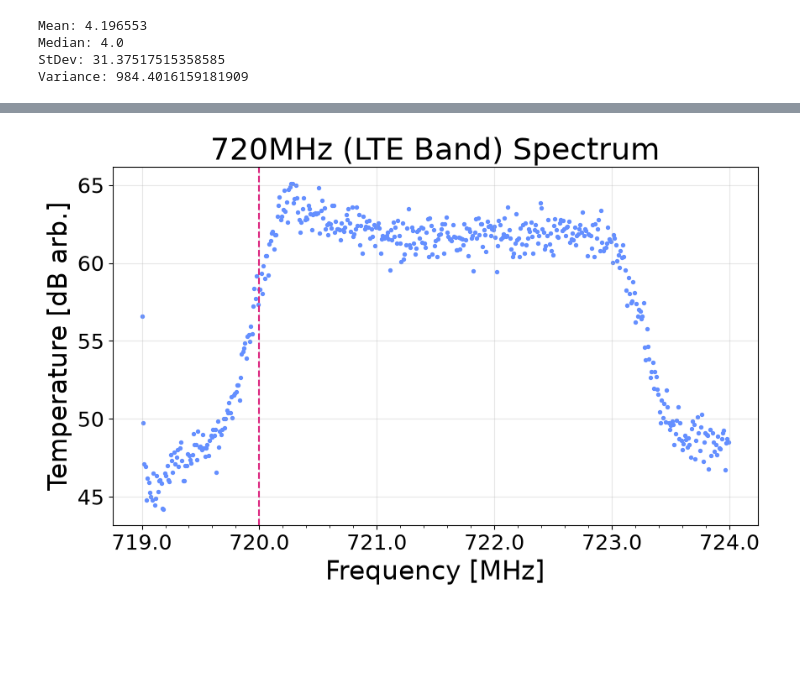
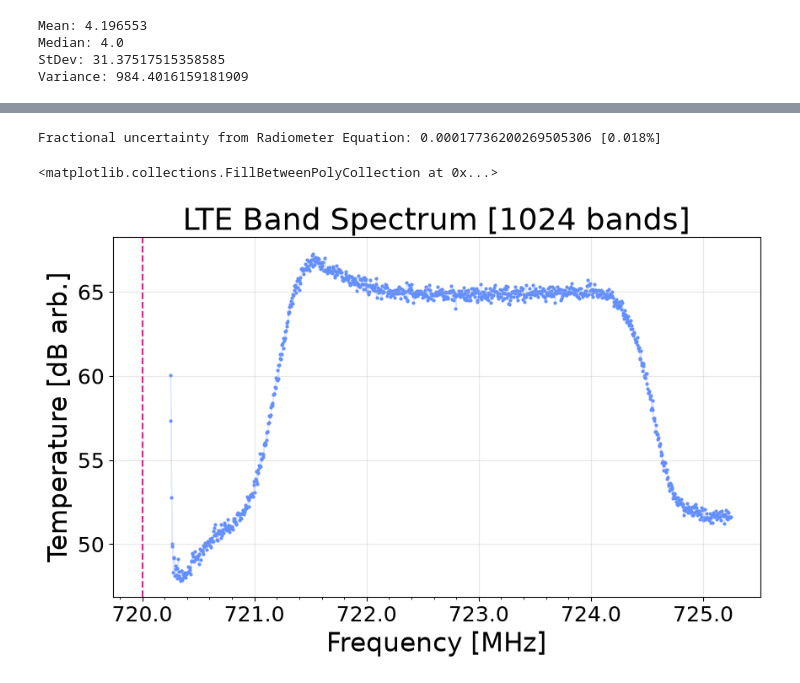
Before and after one commit to flypt7/AST326-Practicals, a Jupyter notebook: P3/code/43.ipynb, the cells around one changed output, grey strips where cells are left out. Drawn from its saved outputs; the diff is of its cells as text; code cells hidden in the pictures; blank space fills up the shorter version.

```diff
--- a/P3/code/43.ipynb
+++ b/P3/code/43.ipynb
@@ -26,7 +26,7 @@ We avoid the first 50000 sample because they are affected by the amplifiers star
 # %%
-spl_size = 32678
+spl_size = 786432
 
-subspl = data[500000:spl_size+500000]
+subspl = data[200000:spl_size+200000]
 
 print(len(subspl))
 # %% [output]
@@ -170,5 +168,5 @@ for ax in axs:
 # %%
-fft_size = 1024
+fft_size = 2048
 
 j = 0
 subspl_cuts = []
@@ -194,30 +192,55 @@ powers = np.array(powers)
 
 avg_power = np.mean(powers, axis=0)
 # %%
-cadence = 1/5000000
+##########
+# Variables from AirSpy setup
+##########
+spl_rate = 5000000
+cadence = 1/spl_rate
 LO = 719000000
+
+##########
+# Scatter (0) or Line (1)?
+##########
+line = False
+
+# reflect LO change in AirSpy firmware
+LO += (1/cadence)/4
 
 fig, ax = plt.subplots(1, 1)
 plt.subplots_adjust(left=0, right=1.2, top=1)
 
-lin_range = np.arange(LO, 1/cadence + LO, 1 / (cadence * 512))
+lin_range = np.arange(LO, 1/cadence + LO, 1 / (cadence * fft_size/2))
 
-ax.scatter(lin_range, 10*np.log10(avg_power[:512]), s=8, color="#648FFF")
+if line:
+    ax.plot(lin_range, 10*np.log10(avg_power[:fft_size//2]), color="#648FFF")
+else:
+    ax.scatter(lin_range, 10*np.log10(avg_power[:fft_size//2]), s=4, color="#648FFF")
+
+ax.axvline(720000000, color="#DC267F", ls="--")
 
 ax.set_xlabel("Frequency [MHz]", fontsize=22)
 ax.set_ylabel("Temperature [dB arb.]", fontsize=22)
-ax.set_title("720MHz (LTE Band) Spectrum", fontsize=26)
-
-ax.axvline(720000000, color="#DC267F", ls="--")
+ax.set_title(f"LTE Band Spectrum [{fft_size//2} bands]", fontsize=26)
 
 ax.set_xticks(np.arange(719000000, 724000000, 200000), minor=True)
+ax.xaxis.set_major_formatter(lambda x,y: (x / 1000000))
 ax.tick_params(labelsize=18)
-
-ax.xaxis.set_major_formatter(lambda x,y: (x / 1000000))
 
 ax.grid(alpha=0.3)
 
 # radiometer equation (T \propto P)
-frac_uncert = (2/1)**0.5
+time = spl_size * 200 * 10**(-9)
+dv = 1 / (2 * cadence)
+
+frac_radio = (time * cadence)**0.5
+print(f"Fractional uncertainty from Radiometer Equation: {frac_radio} [{np.round(frac_radio * 100, 3)}%]")
+
+# plot the fractional uncertainty
+ax.fill_between(lin_range, 10*np.log10(avg_power[:fft_size//2]) - 10*np.log10(avg_power[:fft_size//2])*frac_radio,
+                            10*np.log10(avg_power[:fft_size//2]) + 10*np.log10(avg_power[:fft_size//2])*frac_radio,
+                            color="#648FFF", alpha=0.2)
 # %% [output]
+Fractional uncertainty from Radiometer Equation: 0.00017736200269505306 [0.018%]
+<matplotlib.collections.FillBetweenPolyCollection at 0x...>
-[figure, old version]
+[figure, new version]
```
Also changed, not shown: parts of 6 cells of this notebook.
